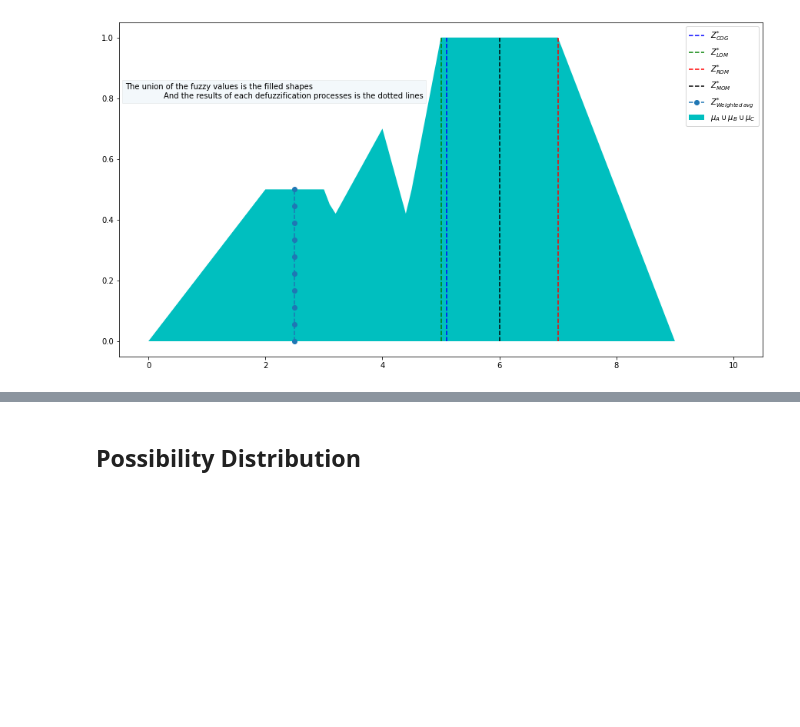
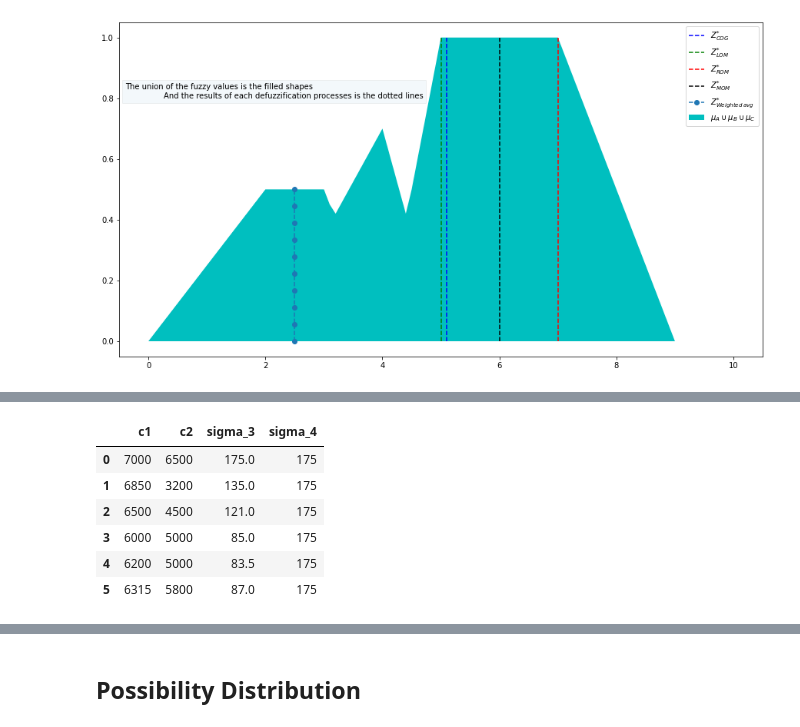
Before and after one commit to amindadgar/Fuzzy-Systems, a Jupyter notebook: HW3/Answers/main.ipynb, the cells around one changed output, grey strips where cells are left out. Saved outputs shown, nothing was run; the diff lists cells and outputs as text; code cells hidden in the pictures; blank space fills up the shorter version.

```diff
--- a/HW3/Answers/main.ipynb
+++ b/HW3/Answers/main.ipynb
@@ -655,0 +676,18 @@ plt.show()
+# %%
+parameters = pd.DataFrame(data=[
+    [7000, 6500, 175, 175],
+    [6850, 3200, 135, 175],
+    [6500, 4500, 121, 175],
+    [6000, 5000, 85, 175],
+    [6200, 5000, 83.5, 175],
+    [6315, 5800, 87, 175]
+    ], columns=['c1', 'c2', 'sigma_3', 'sigma_4'])
+parameters
+# %% [output]
+|  | c1 | c2 | sigma_3 | sigma_4 |
+| 0 | 7000 | 6500 | 175.0 | 175 |
+| 1 | 6850 | 3200 | 135.0 | 175 |
+| 2 | 6500 | 4500 | 121.0 | 175 |
+| 3 | 6000 | 5000 | 85.0 | 175 |
+| 4 | 6200 | 5000 | 83.5 | 175 |
+| 5 | 6315 | 5800 | 87.0 | 175 |
```
Also changed, not shown: parts of 16 cells of this notebook.
